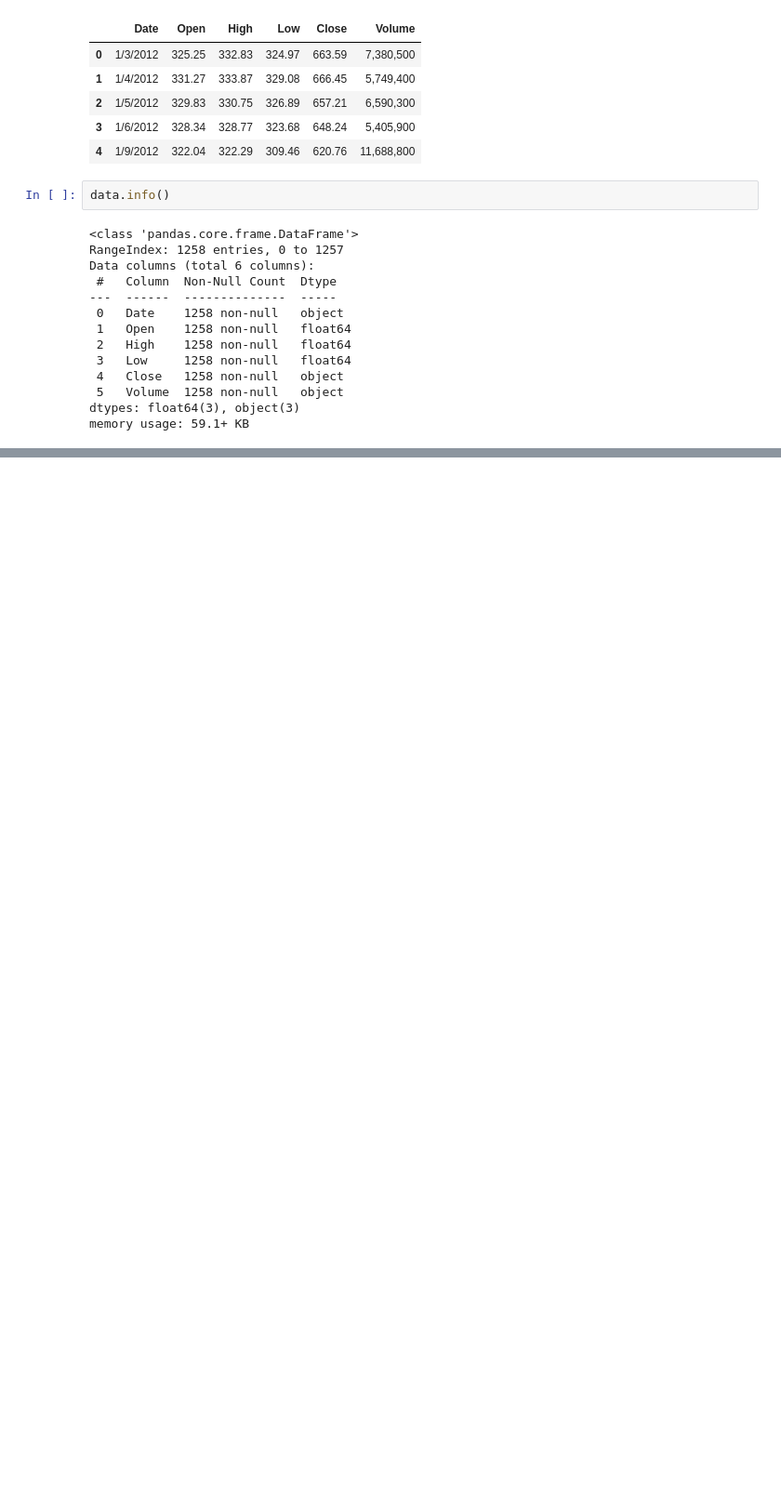
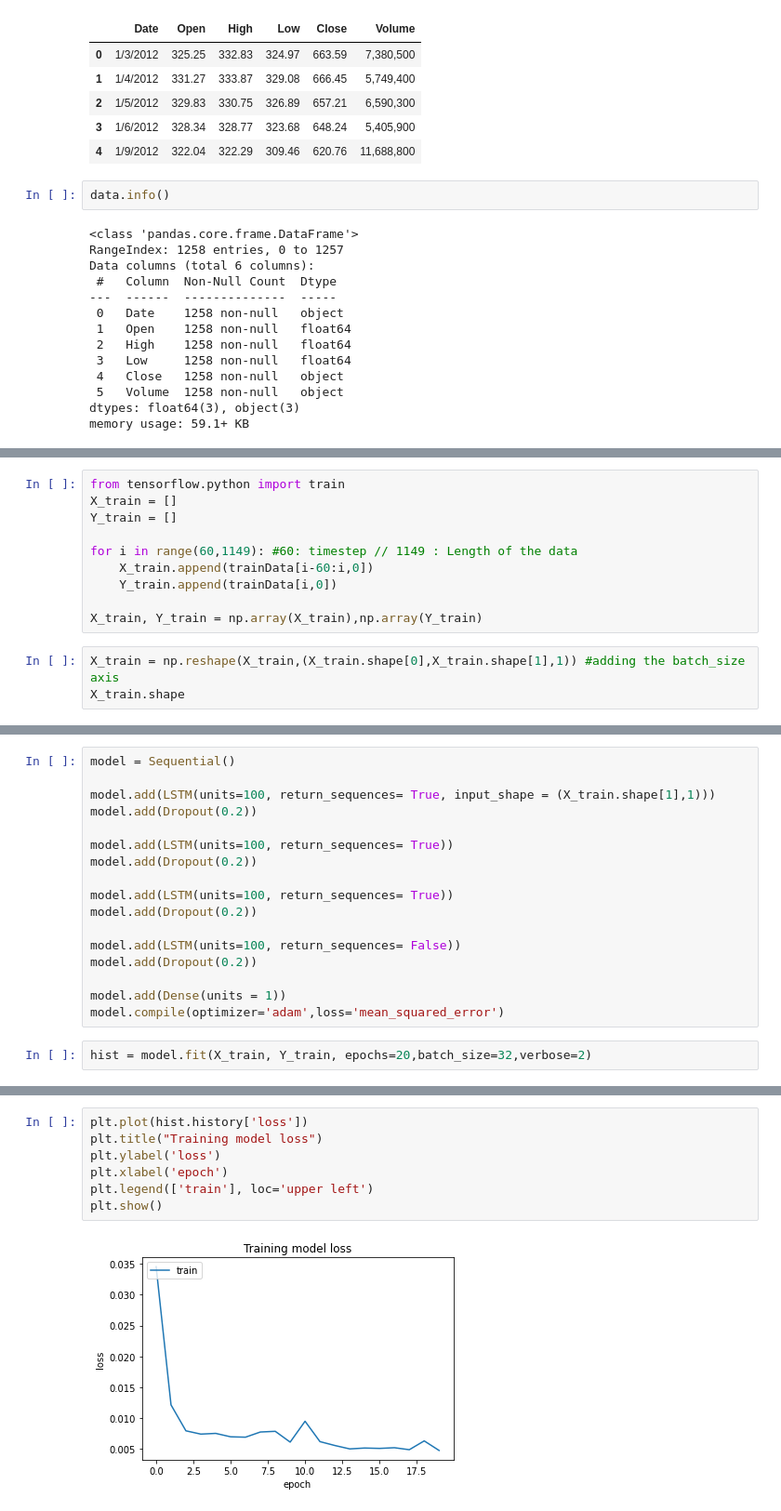
Before and after one commit to pradippatel00754/AIProjects, a Jupyter notebook: Stock_Market_Prediction_using_ML_LSTM.ipynb, the cells around one changed output, grey strips where cells are left out. Shown: that part at 93% size. Drawn from its saved outputs; the diff is of its cells as text; blank space fills up the shorter version.

```diff
--- a/Stock_Market_Prediction_using_ML_LSTM.ipynb
+++ b/Stock_Market_Prediction_using_ML_LSTM.ipynb
@@ -35,0 +62,13 @@ memory usage: 59.1+ KB
+# %%
+from tensorflow.python import train
+X_train = []
+Y_train = []
+
+for i in range(60,1149): #60: timestep // 1149 : Length of the data
+    X_train.append(trainData[i-60:i,0])
+    Y_train.append(trainData[i,0])
+
+X_train, Y_train = np.array(X_train),np.array(Y_train)
+# %%
+X_train = np.reshape(X_train,(X_train.shape[0],X_train.shape[1],1)) #adding the batch_size axis
+X_train.shape
@@ -35,0 +77,19 @@ memory usage: 59.1+ KB
+# %%
+model = Sequential()
+
+model.add(LSTM(units=100, return_sequences= True, input_shape = (X_train.shape[1],1)))
+model.add(Dropout(0.2))
+
+model.add(LSTM(units=100, return_sequences= True))
+model.add(Dropout(0.2))
+
+model.add(LSTM(units=100, return_sequences= True))
+model.add(Dropout(0.2))
+
+model.add(LSTM(units=100, return_sequences= False))
+model.add(Dropout(0.2))
+
+model.add(Dense(units = 1))
+model.compile(optimizer='adam',loss='mean_squared_error')
+# %%
+hist = model.fit(X_train, Y_train, epochs=20,batch_size=32,verbose=2)
@@ -35,0 +114,9 @@ memory usage: 59.1+ KB
+# %%
+plt.plot(hist.history['loss'])
+plt.title("Training model loss")
+plt.ylabel('loss')
+plt.xlabel('epoch')
+plt.legend(['train'], loc='upper left')
+plt.show()
+# %% [output]
+[figure, added]
```
Also changed, not shown: parts of 10 cells of this notebook.
